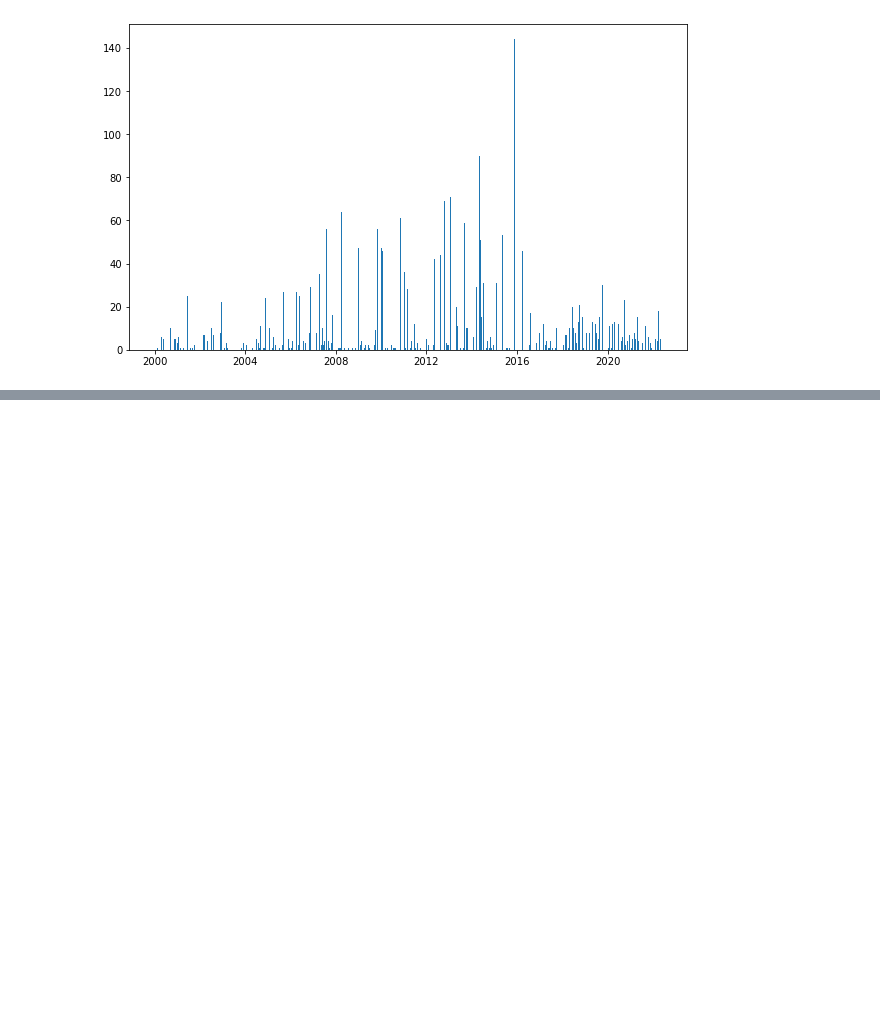
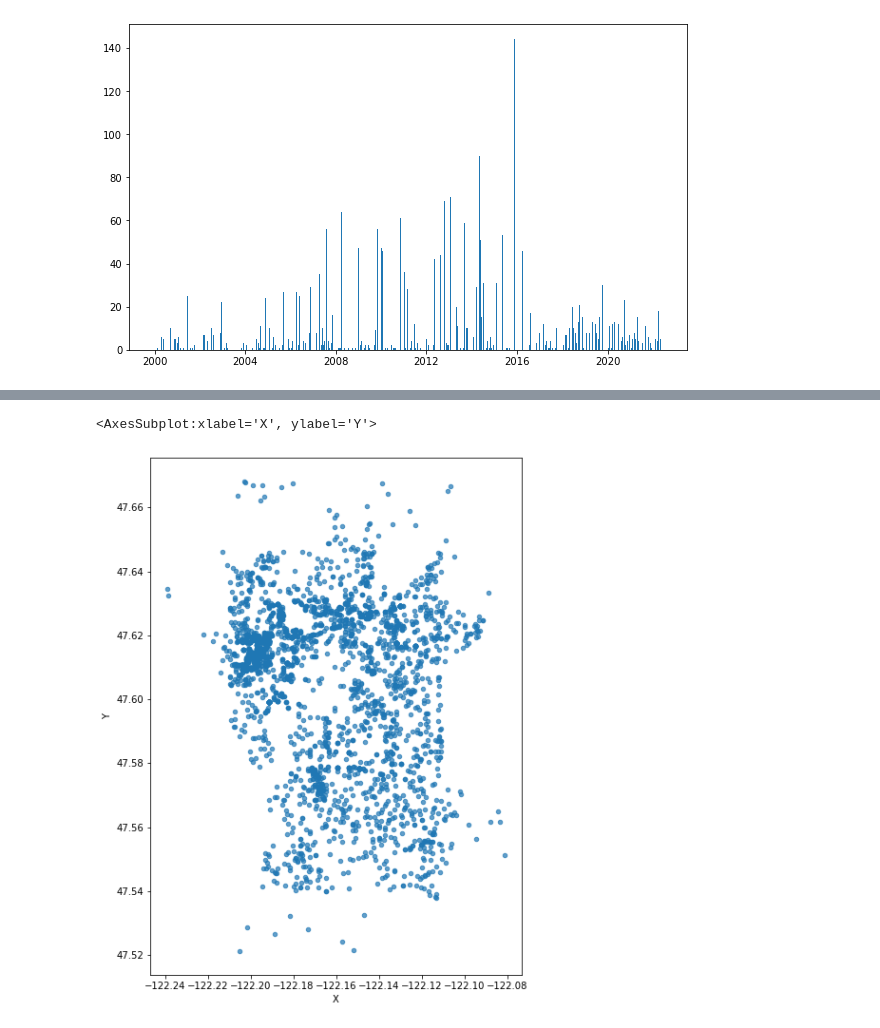
Before and after one commit to edwinhung/Business_Listing_Bellevue, a Jupyter notebook: Business_EDA.ipynb, the cells around one changed output, grey strips where cells are left out. Saved outputs shown, nothing was run; the diff lists cells and outputs as text; code cells hidden in the pictures; blank space fills up the shorter version.

```diff
--- a/Business_EDA.ipynb
+++ b/Business_EDA.ipynb
@@ -95,0 +185,5 @@ business["Industry"] = naics2industries(business["Naic"])
+# %%
+business.query('Year >= 2020').plot(kind='scatter',x='X',y='Y',figsize=(7,10),alpha=0.7)
+# %% [output]
+<AxesSubplot:xlabel='X', ylabel='Y'>
+[figure, added]
```
Also changed, not shown: parts of 16 cells of this notebook.
